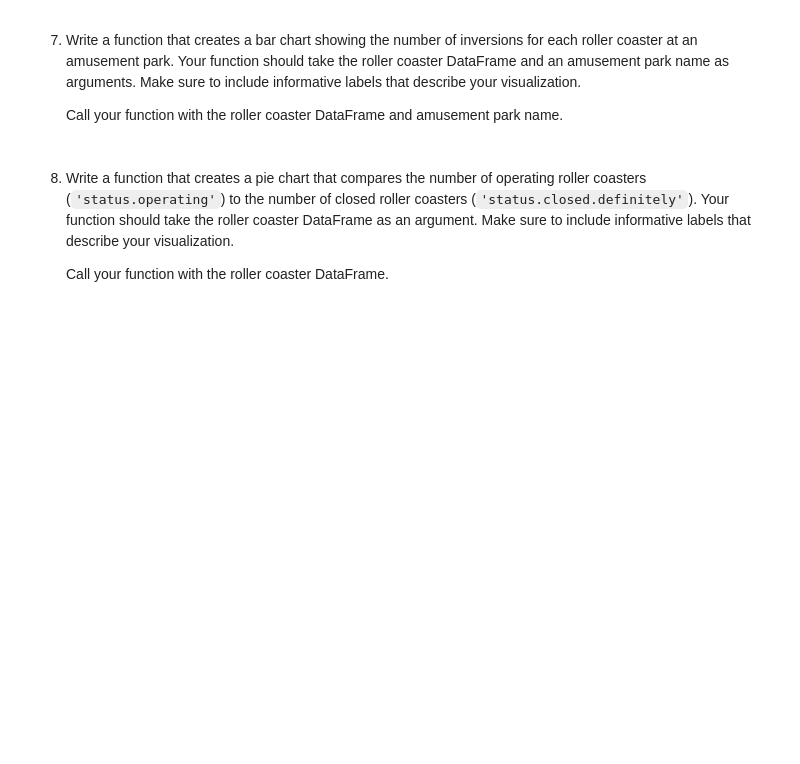
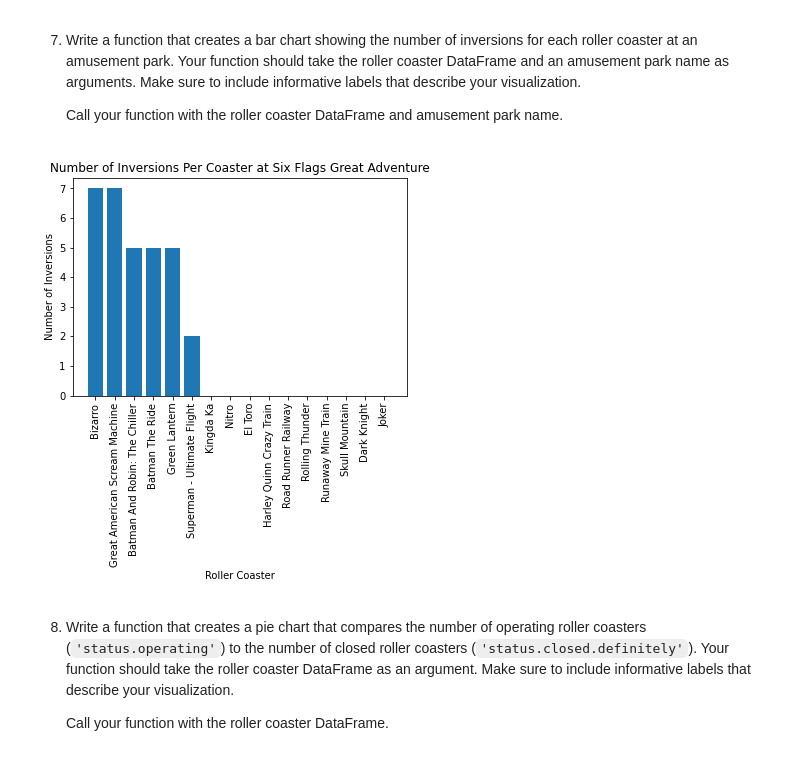
Before and after one commit to soyuz108/Roller-Coasters, a Jupyter notebook: Roller Coaster.ipynb, the cells around one changed output. Cells and saved outputs as stored; diff of their text form; code cells hidden in the pictures; blank space fills up the shorter version.

Commit message:
Function #6

```diff
--- a/Roller Coaster.ipynb
+++ b/Roller Coaster.ipynb
@@ -194,3 +188,30 @@ plt.show()
+# %%
+# Create a function to plot inversions by coaster at park
+def plot_inversions_by_coaster(df, park_name):
+  # Select coasters in a park
+  park_coasters = df[df["park"] == park_name]
+  # Sort values for better visualization
+  park_coasters = park_coasters.sort_values("num_inversions", ascending=False)
+  # Select names within a specific park
+  coaster_names = park_coasters["name"]
+  # Select # of inversions for coasters in a park
+  number_inversions = park_coasters["num_inversions"]
+  # Create a barplot
+  plt.bar(range(len(number_inversions)), number_inversions)
+  # Create a subplot for visualization manipulations
+  ax = plt.subplot()
+  ax.set_xticks(range(len(coaster_names)))
+  ax.set_xticklabels(coaster_names, rotation=90)
+  # Give titles
+  plt.title("Number of Inversions Per Coaster at {}".format(park_name))
+  plt.xlabel("Roller Coaster")
+  plt.ylabel("Number of Inversions")
+  plt.show()
+
+# Create a barplot of inversions by roller coasters
+plot_inversions_by_coaster(df_coasters, "Six Flags Great Adventure")
+# %% [output]
+[figure, added]
 # %% [markdown]
 8. Write a function that creates a pie chart that compares the number of operating roller coasters (`'status.operating'`) to the number of closed roller coasters (`'status.closed.definitely'`). Your function should take the roller coaster DataFrame as an argument. Make sure to include informative labels that describe your visualization.
 
```
Also changed, not shown: parts of 2 cells of this notebook.
